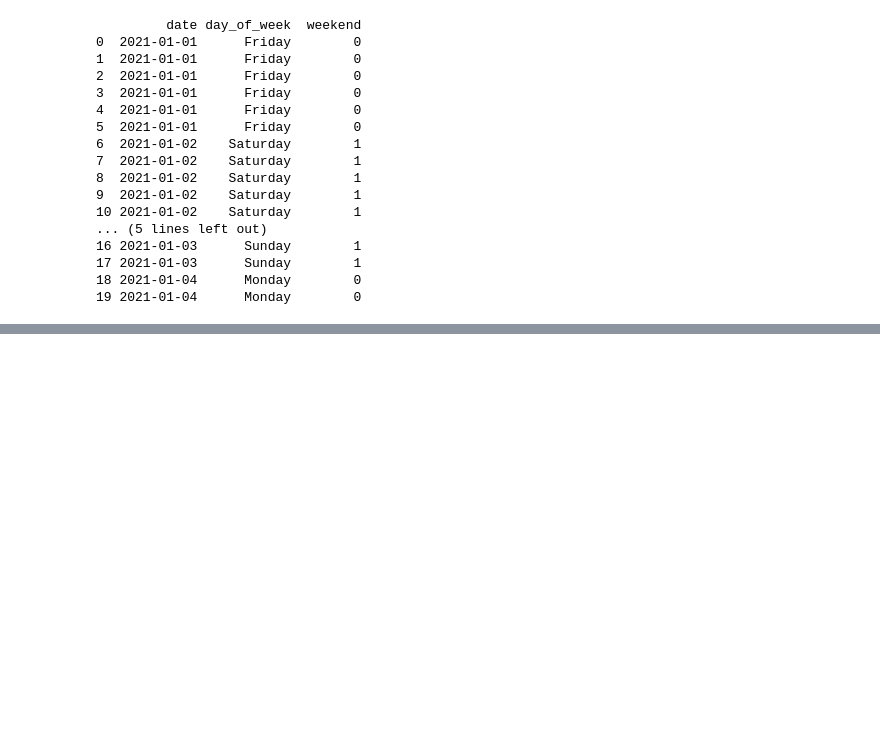
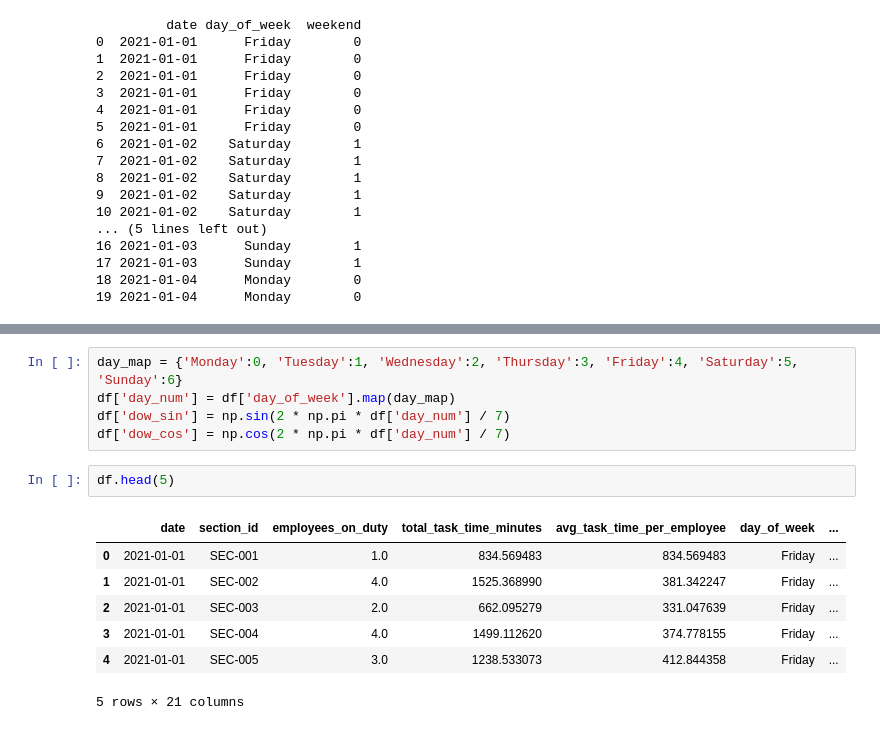
Before and after one commit to didulanthaisuru/rootcode_datathon_notebooks, a Jupyter notebook: data_visualization.ipynb, the cells around one changed output, grey strips where cells are left out. Drawn from its saved outputs; the diff is of its cells as text; blank space fills up the shorter version.

```diff
--- a/data_visualization.ipynb
+++ b/data_visualization.ipynb
@@ -1002,0 +1075,15 @@ df.head(20)
+# %%
+day_map = {'Monday':0, 'Tuesday':1, 'Wednesday':2, 'Thursday':3, 'Friday':4, 'Saturday':5, 'Sunday':6}
+df['day_num'] = df['day_of_week'].map(day_map)
+df['dow_sin'] = np.sin(2 * np.pi * df['day_num'] / 7)
+df['dow_cos'] = np.cos(2 * np.pi * df['day_num'] / 7)
+# %%
+df.head(5)
+# %% [output]
+|  | date | section_id | employees_on_duty | total_task_time_minutes | avg_task_time_per_employee | day_of_week | ... |
+| 0 | 2021-01-01 | SEC-001 | 1.0 | 834.569483 | 834.569483 | Friday | ... |
+| 1 | 2021-01-01 | SEC-002 | 4.0 | 1525.368990 | 381.342247 | Friday | ... |
+| 2 | 2021-01-01 | SEC-003 | 2.0 | 662.095279 | 331.047639 | Friday | ... |
+| 3 | 2021-01-01 | SEC-004 | 4.0 | 1499.112620 | 374.778155 | Friday | ... |
+| 4 | 2021-01-01 | SEC-005 | 3.0 | 1238.533073 | 412.844358 | Friday | ... |
+5 rows × 21 columns
```
Also changed, not shown: parts of 10 cells of this notebook.
